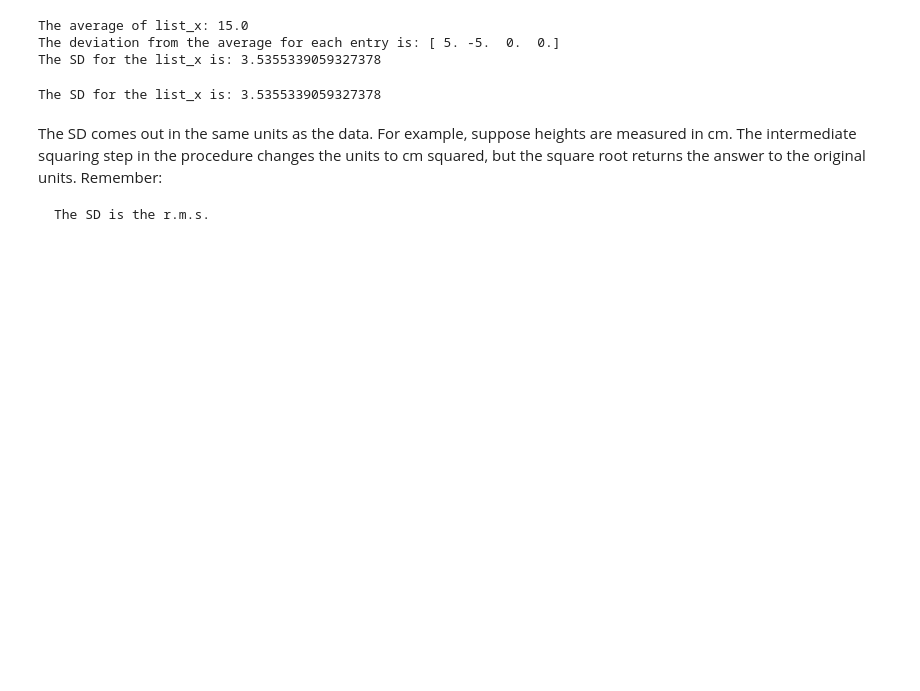
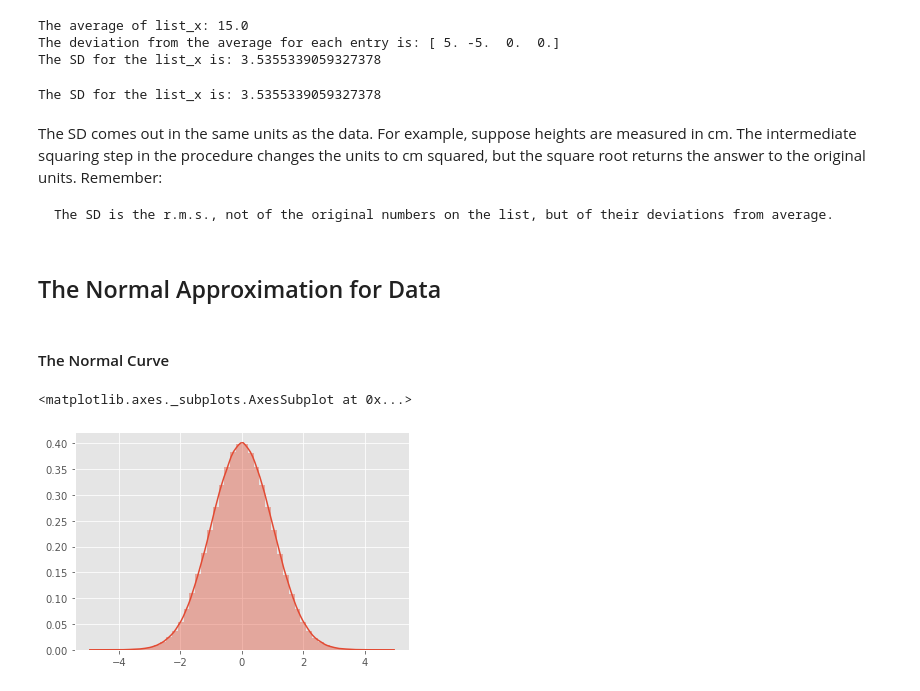
Before and after one commit to LeonvonGrebmer/Statistics_Training_Book, a Jupyter notebook: Statistics_Theory_combined_w_Python.ipynb, the cells around one changed output. Drawn from its saved outputs; the diff is of its cells as text; code cells hidden in the pictures; blank space fills up the shorter version.

Commit message:
Updated Statistics Notebook
Added Chapter
The Normal Approximation for Data

```diff
--- a/Statistics_Theory_combined_w_Python.ipynb
+++ b/Statistics_Theory_combined_w_Python.ipynb
@@ -212,4 +213,14 @@ The SD for the list_x is: 3.5355339059327378
 The SD comes out in the same units as the data. For example, suppose heights are measured in cm. The intermediate squaring step in the procedure changes the units to cm squared, but the square root returns the answer to the original units.
 Remember:
 
-    The SD is the r.m.s.
+    The SD is the r.m.s., not of the original numbers on the list, but of their deviations from average.
+# %% [markdown]
+## The Normal Approximation for Data
+# %% [markdown]
+#### The Normal Curve
+# %%
+data= np.random.normal(0,1,1000000)
+sns.distplot(data)
+# %% [output]
+<matplotlib.axes._subplots.AxesSubplot at 0x...>
+[figure, added]
```
Also changed, not shown: parts of 5 cells of this notebook.
